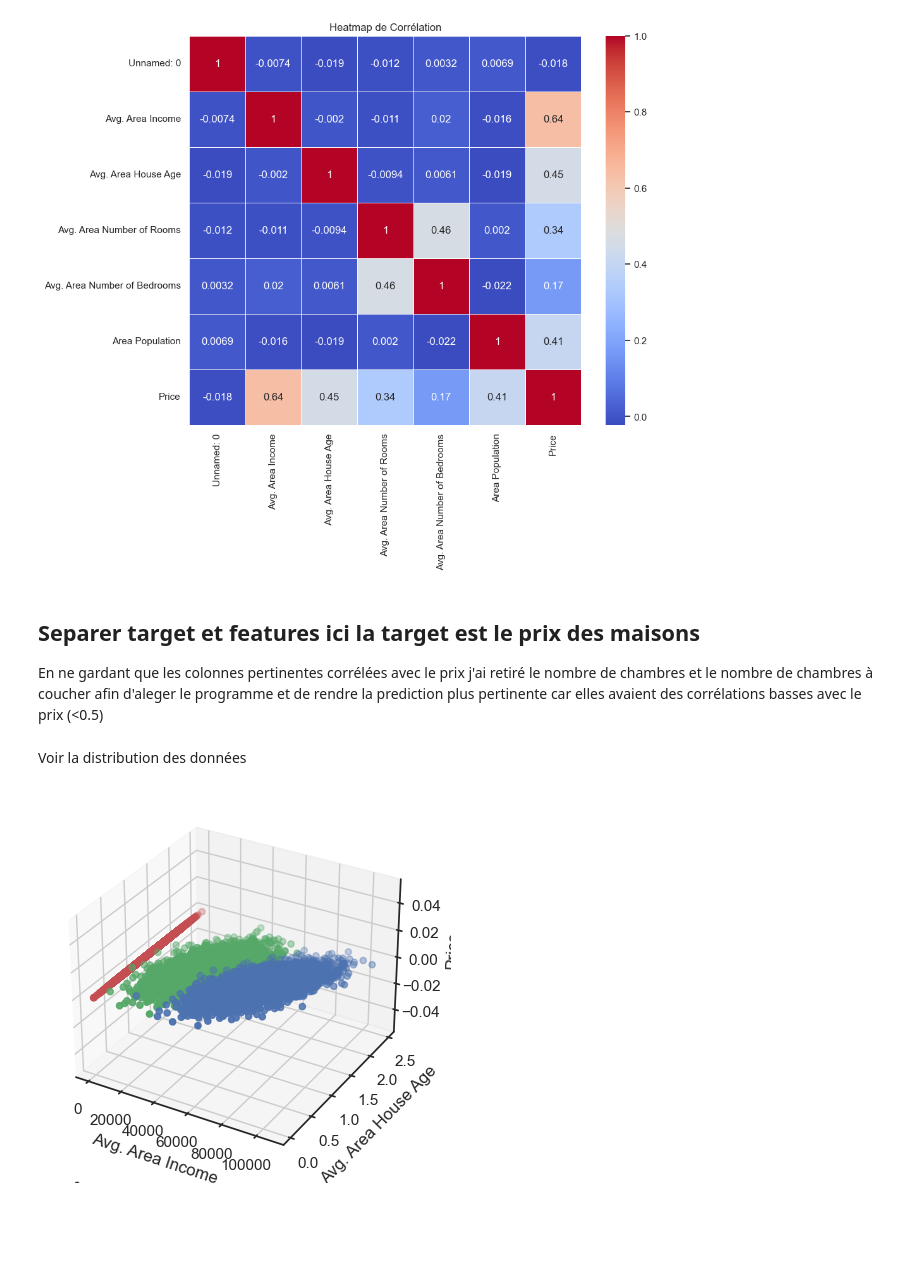
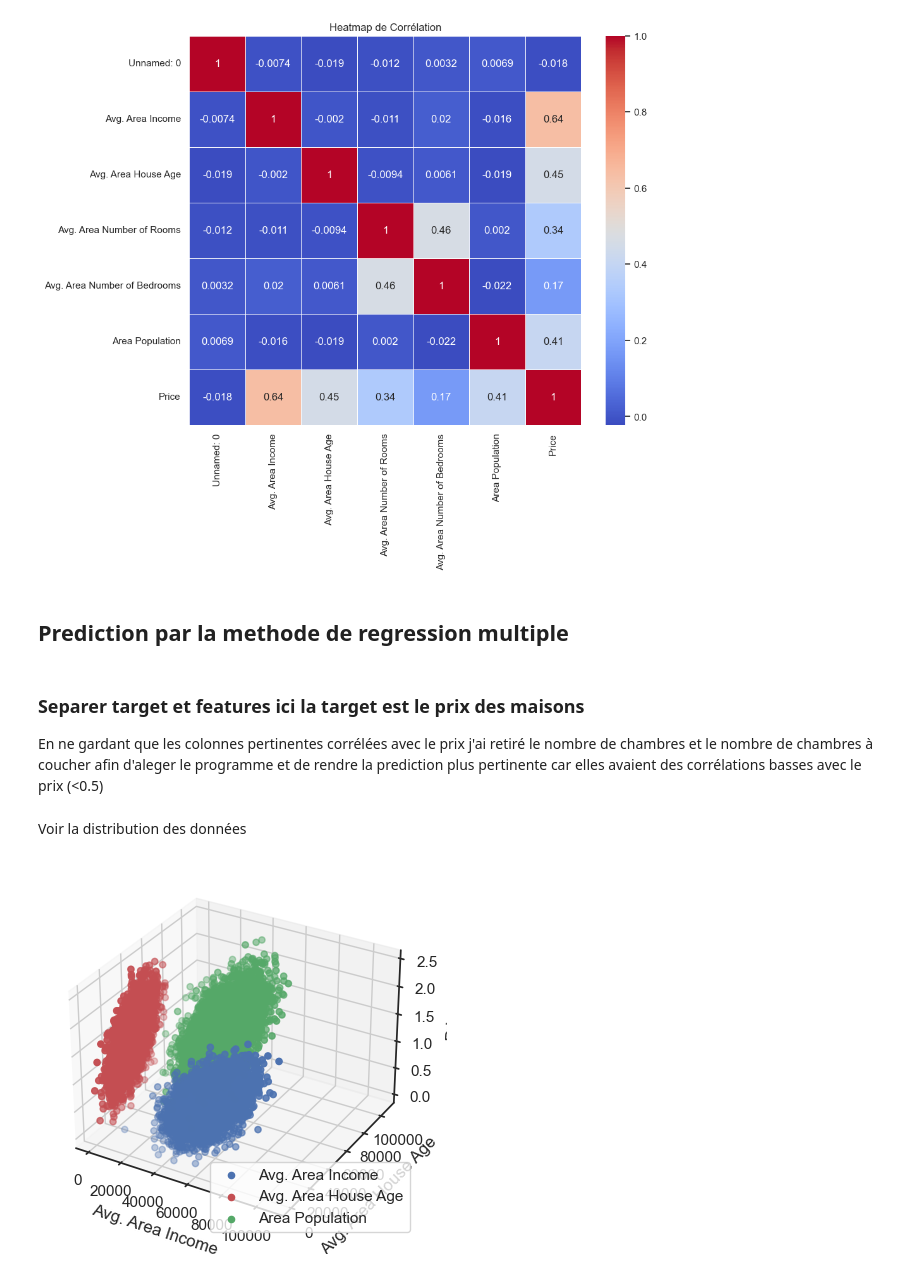
Before and after one commit to BatataNatna/Merad-Khedoudja-Rym-Projet-House-Pricing-MLA, a Jupyter notebook: House_prediction.ipynb, the cells around one changed output. Saved outputs shown, nothing was run; the diff lists cells and outputs as text; code cells hidden in the pictures; blank space fills up the shorter version.

```diff
--- a/House_prediction.ipynb
+++ b/House_prediction.ipynb
@@ -55,8 +55,10 @@ plt.title('Heatmap de Corrélation')
 plt.show()
 # %% [output]
 [figure]
+# %% [markdown]
+## Prediction par la methode de regression multiple
 # %% [markdown]
-## Separer target et features ici la target est le prix des maisons
+### Separer target et features ici la target est le prix des maisons
 
 En ne gardant que les colonnes pertinentes corrélées avec le prix
 j'ai retiré le nombre de chambres et le nombre de chambres à coucher afin d'aleger le programme et de rendre la prediction plus pertinente car elles avaient des corrélations basses avec le prix (<0.5)
@@ -69,15 +71,16 @@ Voir la distribution des données
 # %%
 fig = plt.figure()
 ax = fig.add_subplot(111, projection='3d')
 
-ax.scatter(x['Avg. Area Income'], y)
-ax.scatter(x['Avg. Area House Age'], y, c='r')
-ax.scatter(x['Area Population'], y, c='g')
+ax.scatter(x['Avg. Area Income'], x['Avg. Area House Age'], y, label='Avg. Area Income')
+ax.scatter(x['Avg. Area House Age'], x['Area Population'], y, c='r', label='Avg. Area House Age')
+ax.scatter(x['Area Population'], x['Avg. Area Income'], y, c='g', label='Area Population')
 
 ax.set_xlabel('Avg. Area Income')
 ax.set_ylabel('Avg. Area House Age')
 ax.set_zlabel('Price')
 
+plt.legend()
 plt.show()
 # %% [output]
-[figure, old version]
+[figure, new version]
```
Also changed, not shown: parts of 25 cells of this notebook.
